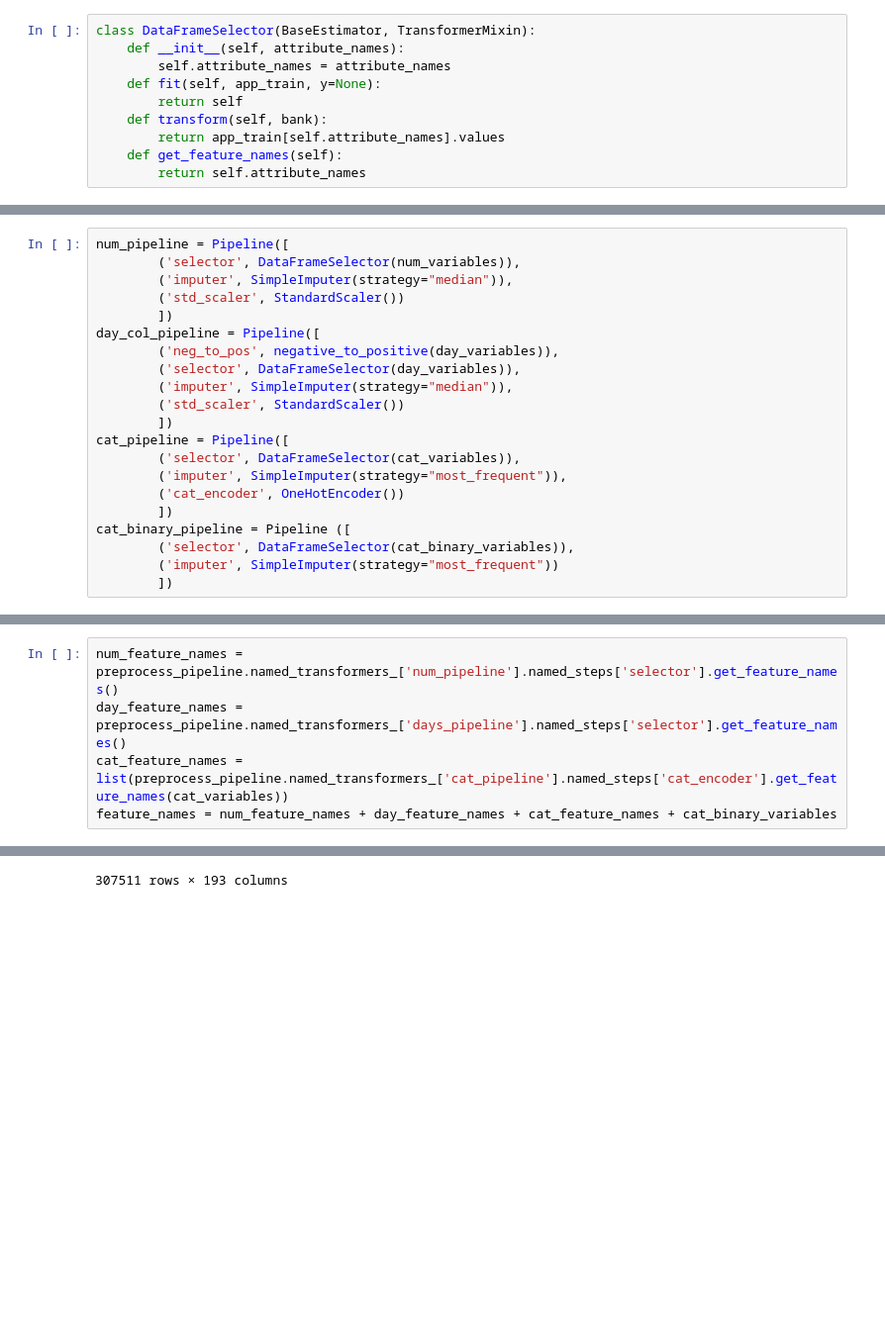
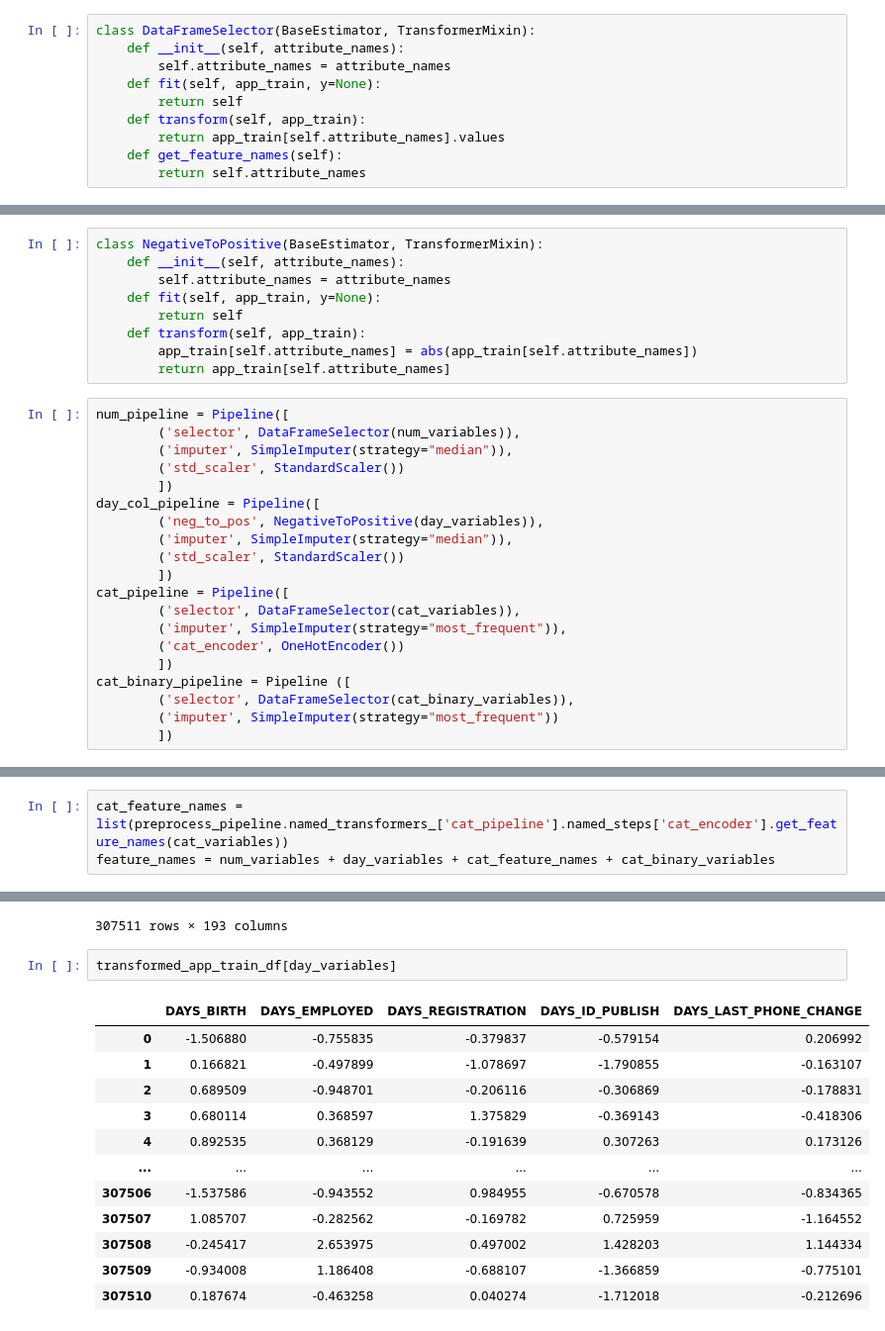
Before and after one commit to joaogoncalves99/Machine-Learning, a Jupyter notebook: Cleaning_Applications.ipynb, the cells around one changed output, grey strips where cells are left out. Shown: that part at 99% size. Drawn from its saved outputs; the diff is of its cells as text; blank space fills up the shorter version.

```diff
--- a/Cleaning_Applications.ipynb
+++ b/Cleaning_Applications.ipynb
@@ -161,7 +161,7 @@ class DataFrameSelector(BaseEstimator, TransformerMixin):
         self.attribute_names = attribute_names
     def fit(self, app_train, y=None):
         return self
-    def transform(self, bank):
+    def transform(self, app_train):
         return app_train[self.attribute_names].values
     def get_feature_names(self):
         return self.attribute_names
@@ -172,3 +168,12 @@ def negative_to_positive(columns):
+# %%
+class NegativeToPositive(BaseEstimator, TransformerMixin):
+    def __init__(self, attribute_names):
+        self.attribute_names = attribute_names
+    def fit(self, app_train, y=None):
+        return self
+    def transform(self, app_train):
+        app_train[self.attribute_names] = abs(app_train[self.attribute_names])
+        return app_train[self.attribute_names]
 # %%
 num_pipeline = Pipeline([
         ('selector', DataFrameSelector(num_variables)),
@@ -176,8 +181,7 @@ num_pipeline = Pipeline([
         ('std_scaler', StandardScaler())
         ])
 day_col_pipeline = Pipeline([
-        ('neg_to_pos', negative_to_positive(day_variables)),
-        ('selector', DataFrameSelector(day_variables)),
+        ('neg_to_pos', NegativeToPositive(day_variables)),
         ('imputer', SimpleImputer(strategy="median")),
         ('std_scaler', StandardScaler())
         ])
@@ -202,10 +206,8 @@ preprocess_pipeline.fit(app_train)
 
 preprocessed_app_train = preprocess_pipeline.transform(app_train)
 # %%
-num_feature_names = preprocess_pipeline.named_transformers_['num_pipeline'].named_steps['selector'].get_feature_names()
-day_feature_names = preprocess_pipeline.named_transformers_['days_pipeline'].named_steps['selector'].get_feature_names()
 cat_feature_names = list(preprocess_pipeline.named_transformers_['cat_pipeline'].named_steps['cat_encoder'].get_feature_names(cat_variables))
-feature_names = num_feature_names + day_feature_names + cat_feature_names + cat_binary_variables
+feature_names = num_variables + day_variables + cat_feature_names + cat_binary_variables
 # %%
 transformed_app_train_df = pd.DataFrame(preprocessed_app_train, columns=feature_names)
 transformed_app_train_df = pd.concat([app_train[["SK_ID_CURR", "TARGET"]],transformed_app_train_df], axis=1)
@@ -224,3 +226,18 @@ transformed_app_train_df
 | 307509 | 456254 | 1 | -0.577538 | -0.938022 | 0.009287 | -0.568757 | -0.476318 | ... |
 | 307510 | 456255 | 0 | -0.577538 | 2.430190 | -0.047646 | 0.188760 | 1.518550 | ... |
 307511 rows × 193 columns
+# %%
+transformed_app_train_df[day_variables]
+# %% [output]
+|  | DAYS_BIRTH | DAYS_EMPLOYED | DAYS_REGISTRATION | DAYS_ID_PUBLISH | DAYS_LAST_PHONE_CHANGE |
+| 0 | -1.506880 | -0.755835 | -0.379837 | -0.579154 | 0.206992 |
+| 1 | 0.166821 | -0.497899 | -1.078697 | -1.790855 | -0.163107 |
+| 2 | 0.689509 | -0.948701 | -0.206116 | -0.306869 | -0.178831 |
+| 3 | 0.680114 | 0.368597 | 1.375829 | -0.369143 | -0.418306 |
+| 4 | 0.892535 | 0.368129 | -0.191639 | 0.307263 | 0.173126 |
+| ... | ... | ... | ... | ... | ... |
+| 307506 | -1.537586 | -0.943552 | 0.984955 | -0.670578 | -0.834365 |
+| 307507 | 1.085707 | -0.282562 | -0.169782 | 0.725959 | -1.164552 |
+| 307508 | -0.245417 | 2.653975 | 0.497002 | 1.428203 | 1.144334 |
+| 307509 | -0.934008 | 1.186408 | -0.688107 | -1.366859 | -0.775101 |
+| 307510 | 0.187674 | -0.463258 | 0.040274 | -1.712018 | -0.212696 |
```
Also changed, not shown: parts of 2 cells of this notebook.
